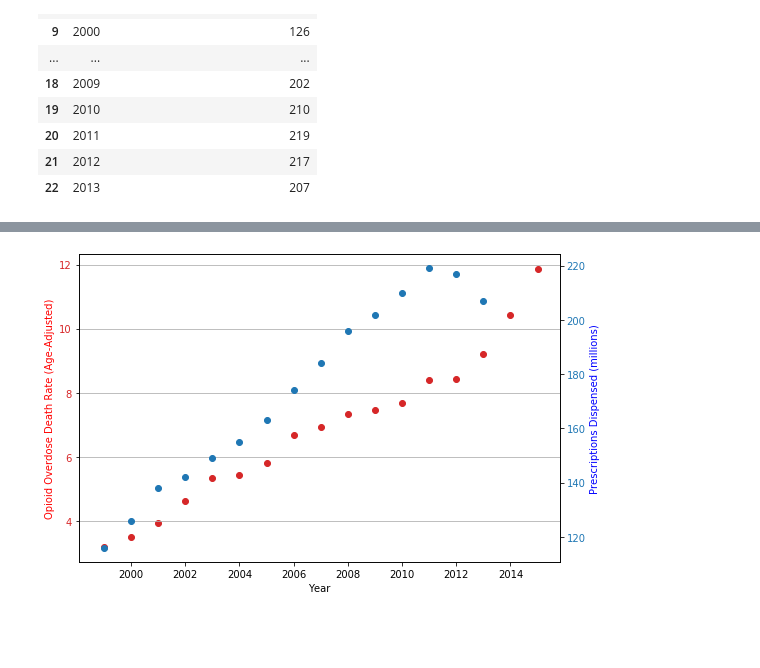
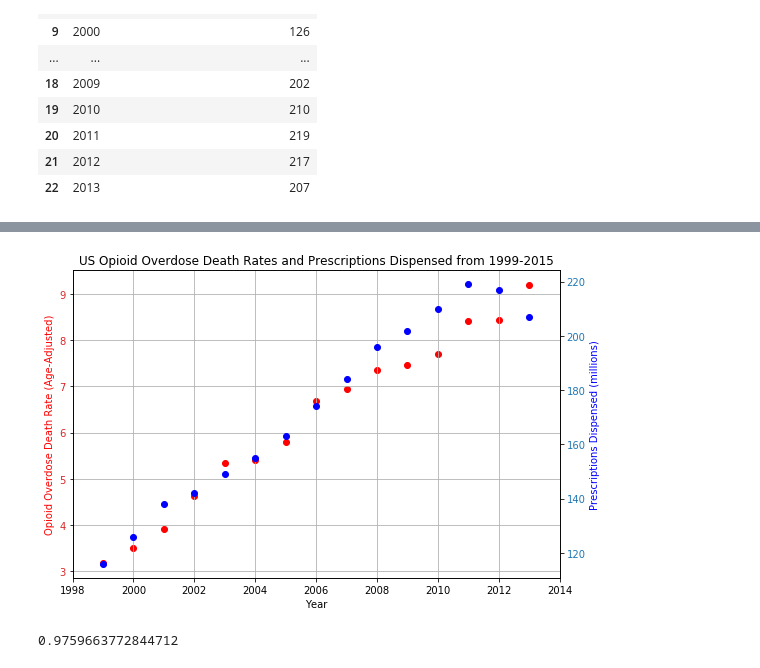
Before and after one commit to Emma-Pang/team_efx_dataproject, a Jupyter notebook: prescription_data/prescriptions_entire_us.ipynb, the cells around one changed output, grey strips where cells are left out. Saved outputs shown, nothing was run; the diff lists cells and outputs as text; code cells hidden in the pictures; blank space fills up the shorter version.

Commit message:
created another graph to asses the correlation between overdoses and prescriptions dispensed

```diff
--- a/prescription_data/prescriptions_entire_us.ipynb
+++ b/prescription_data/prescriptions_entire_us.ipynb
@@ -100,6 +102,7 @@ all_data_df
 graph_data = all_data_df[['Year',
                           'All Drug Overdose Death Rate (Age-Adjusted)',
                           'Opioid Overdose Death Rate (Age-Adjusted)', 'Prescriptions Dispensed (millions)']]
+graph_data=graph_data.dropna()
 graph_data
 # %% [output]
 |  | Year | All Drug Overdose Death Rate (Age... | Opioid Overdose Death Rate (Age-A... | Prescriptions Dispensed (millions) |
@@ -123,21 +124,25 @@ graph_data
 # %%
-#create twin scatterplot
+#create twin scatterplots to show timeseries
 fig, ax1 = plt.subplots(figsize=(8,5))
 
 color = 'tab:red'
 ax1.set_xlabel('Year')
+ax1.set_xlim([1998, 2014])
 ax1.set_ylabel('Opioid Overdose Death Rate (Age-Adjusted)', color='red')
-ax1.scatter(graph_data['Year'], graph_data['Opioid Overdose Death Rate (Age-Adjusted)'], color=color)
+ax1.scatter(graph_data['Year'], graph_data['Opioid Overdose Death Rate (Age-Adjusted)'], color='red')
 ax1.tick_params(axis='y', labelcolor=color)
 
 ax2 = ax1.twinx()  # instantiate a second axes that shares the same x-axis
 
 color = 'tab:blue'
 ax2.set_ylabel('Prescriptions Dispensed (millions)', color='blue')
-ax2.scatter(graph_data['Year'], graph_data['Prescriptions Dispensed (millions)'], color=color)
+ax2.scatter(graph_data['Year'], graph_data['Prescriptions Dispensed (millions)'], color='blue')
 ax2.tick_params(axis='y', labelcolor=color)
 ax1.grid(axis='y')
+ax1.grid(axis='x')
+
 fig.tight_layout()
+plt.title("US Opioid Overdose Death Rates and Prescriptions Dispensed from 1999-2015")
 plt.show()
 # %% [output]
-[figure, old version]
+[figure, new version]
@@ -143,0 +154,4 @@ plt.show()
+# %%
+rvalue
+# %% [output]
+0.9759663772844712
```
Also changed, not shown: parts of 4 cells of this notebook, 1 other file.
